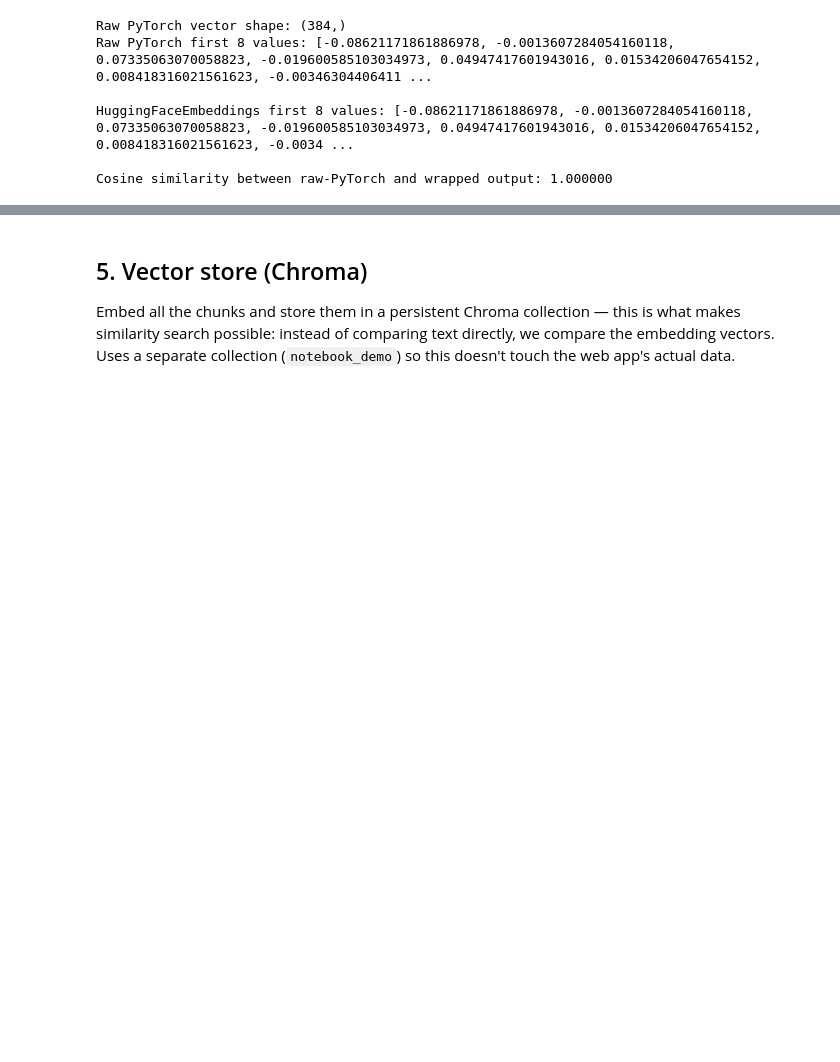
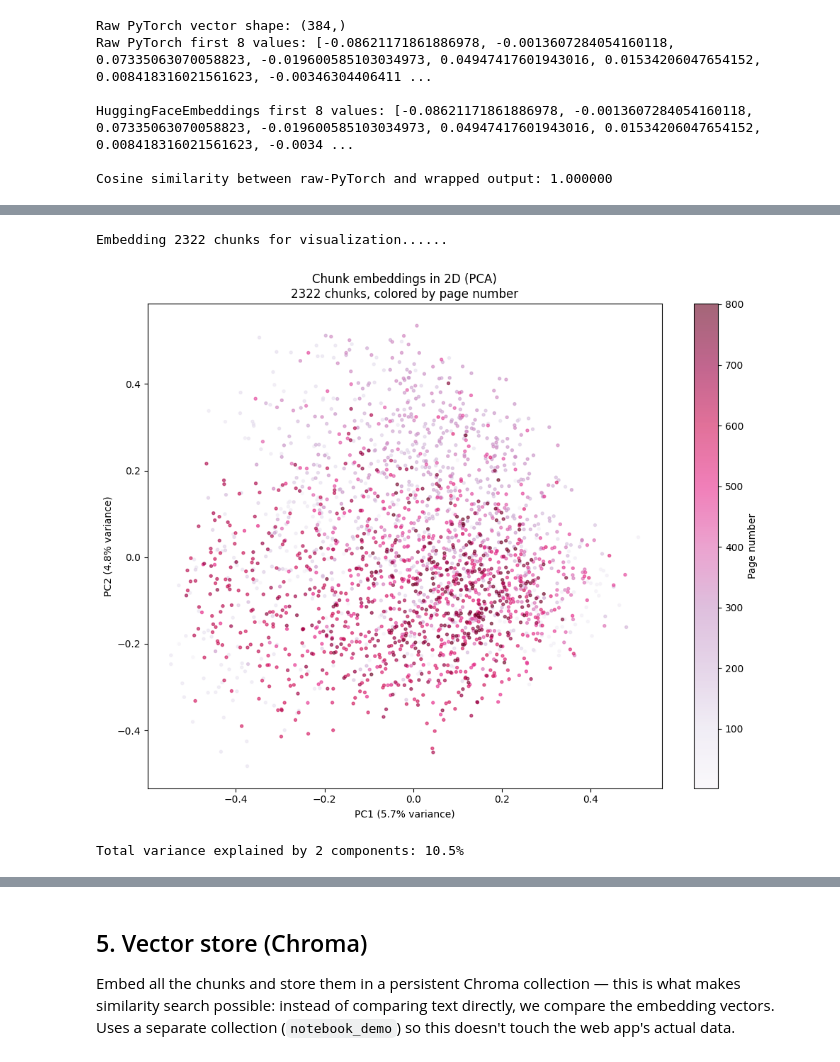
Before and after one commit to haricharanbytes/ragcore-eval, a Jupyter notebook: notebook/RAG.ipynb, the cells around one changed output, grey strips where cells are left out. Saved outputs shown, nothing was run; the diff lists cells and outputs as text; code cells hidden in the pictures; blank space fills up the shorter version.

```diff
--- a/notebook/RAG.ipynb
+++ b/notebook/RAG.ipynb
@@ -188,0 +250,31 @@ Cosine similarity between raw-PyTorch and wrapped output: 1.000000
+# %%
+import numpy as np
+from sklearn.decomposition import PCA
+import matplotlib.pyplot as plt
+
+print(f"Embedding {len(chunks)} chunks for visualization......")
+all_vectors = embedding_model.embed_documents([c.page_content for c in chunks])
+all_vectors = np.array(all_vectors)
+pages = np.array([c.metadata.get("page", 0) for c in chunks])
+
+pca = PCA(n_components=2)
+coords_2d = pca.fit_transform(all_vectors)
+
+fig, ax = plt.subplots(figsize=(10, 8))
+scatter = ax.scatter(
+    coords_2d[:, 0], coords_2d[:, 1],
+    c=pages, cmap="PuRd", s=8, alpha=0.6
+)
+plt.colorbar(scatter, label="Page number")
+ax.set_title(f"Chunk embeddings in 2D (PCA)\n{len(chunks)} chunks, colored by page number")
+ax.set_xlabel(f"PC1 ({pca.explained_variance_ratio_[0]:.1%} variance)")
+ax.set_ylabel(f"PC2 ({pca.explained_variance_ratio_[1]:.1%} variance)")
+plt.tight_layout()
+#plt.savefig('2d_PCA.png', dpi = 600)
+plt.show()
+
+print(f"Total variance explained by 2 components: {sum(pca.explained_variance_ratio_):.1%}")
+# %% [output]
+Embedding 2322 chunks for visualization......
+[figure, added]
+Total variance explained by 2 components: 10.5%
```
Also changed, not shown: parts of 16 cells of this notebook.
